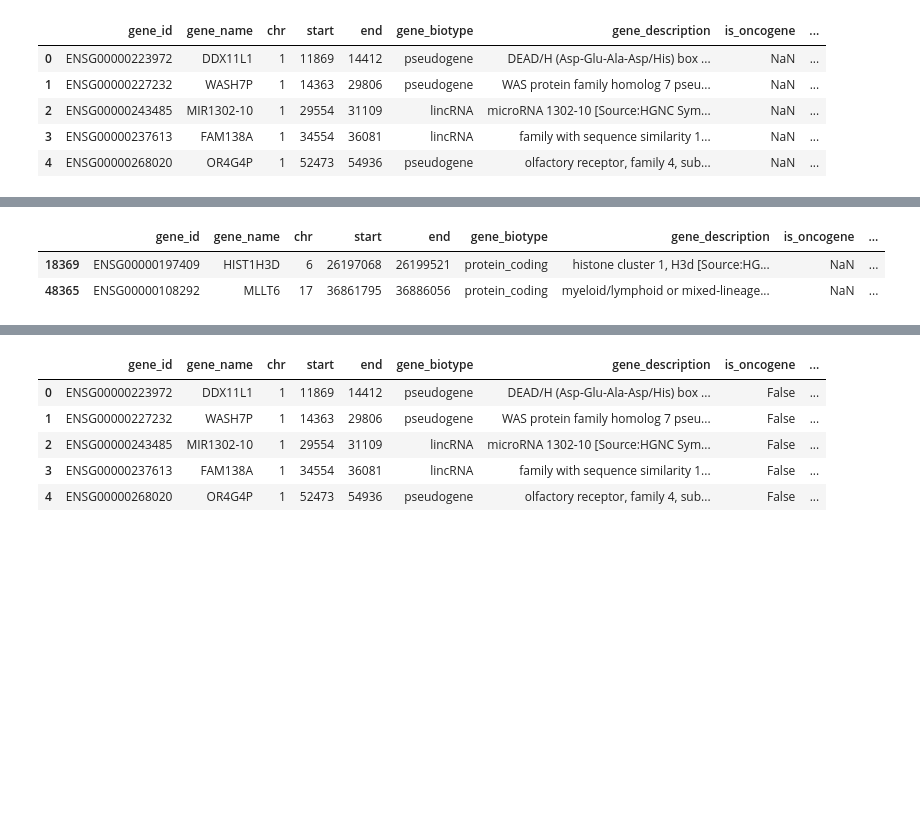
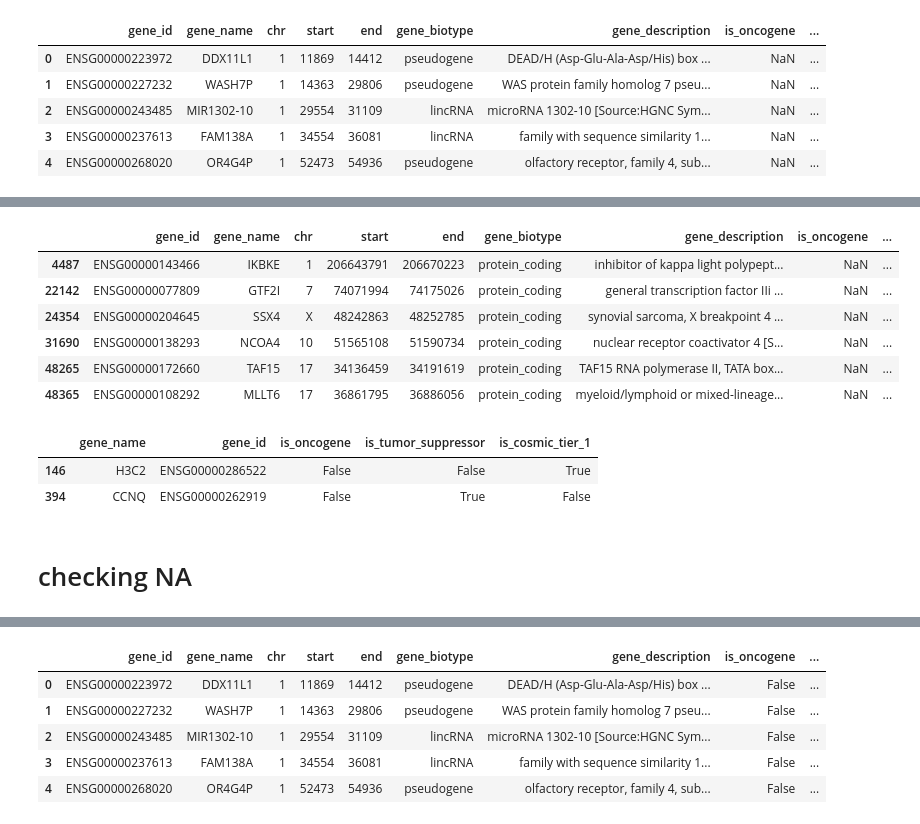
Before and after one commit to TasbasMN/mirscribe-vcf, a Jupyter notebook: data/db/genes.ipynb, the cells around one changed output, grey strips where cells are left out. Cells and saved outputs as stored; diff of their text form; code cells hidden in the pictures; blank space fills up the shorter version.

```diff
--- a/data/db/genes.ipynb
+++ b/data/db/genes.ipynb
@@ -27,3 +27,11 @@ genes.head()
 | 2 | ENSG00000243485 | MIR1302-10 | 1 | 29554 | 31109 | lincRNA |
 | 3 | ENSG00000237613 | FAM138A | 1 | 34554 | 36081 | lincRNA |
 | 4 | ENSG00000268020 | OR4G4P | 1 | 52473 | 54936 | pseudogene |
+# %%
+expected_chroms = [str(i) for i in range(1, 23)] + ['X', 'Y']
+len_before = len(genes)
+len_expected_chroms = len(expected_chroms)
+# drop patch chromosomes
+genes = genes[genes.chr.isin(expected_chroms)]
+
+print(f"dropped {len_before - len(genes)} genes from patches")
@@ -251,5 +184,5 @@ False      7
 Name: count, dtype: int64
 # %%
-missing_gene_names = kb[~kb.gene_id.isin(df.gene_id)].gene_name
-missing_gene_names
+missing_gene_ids = kb[~kb.gene_id.isin(df.gene_id)].gene_name
+missing_gene_ids
 # %% [output]
@@ -279,0 +203,3 @@ whole loci are discarded. other genes are appended
+# %%
+missing_id_but_found_gene_names = genes[genes.gene_name.isin(missing_gene_ids)].gene_name
+missing_id_but_found_gene_names
@@ -280,6 +230,6 @@ whole loci are discarded. other genes are appended
 # %%
-kb = kb.drop(columns=["gene_name"])
-df = pd.merge(df, kb, on="gene_id", how="left")
+temp_df = kb.drop(columns=["gene_name"])
+df = pd.merge(df, temp_df, on="gene_id", how="left")
 df.head()
 # %% [output]
 |  | gene_id | gene_name | chr | start | end | gene_biotype | gene_description | is_oncogene | ... |
@@ -293,6 +253,10 @@ df.head()
 # %%
-df[df.gene_name.isin(["MLLT6", "HIST1H3D"])]
+df[df.gene_name.isin(missing_id_but_found_gene_names)]
 # %% [output]
 |  | gene_id | gene_name | chr | start | end | gene_biotype | gene_description | is_oncogene | ... |
-| 18369 | ENSG00000197409 | HIST1H3D | 6 | 26197068 | 26199521 | protein_coding | histone cluster 1, H3d [Source:HG... | NaN | ... |
+| 4487 | ENSG00000143466 | IKBKE | 1 | 206643791 | 206670223 | protein_coding | inhibitor of kappa light polypept... | NaN | ... |
+| 22142 | ENSG00000077809 | GTF2I | 7 | 74071994 | 74175026 | protein_coding | general transcription factor IIi ... | NaN | ... |
+| 24354 | ENSG00000204645 | SSX4 | X | 48242863 | 48252785 | protein_coding | synovial sarcoma, X breakpoint 4 ... | NaN | ... |
+| 31690 | ENSG00000138293 | NCOA4 | 10 | 51565108 | 51590734 | protein_coding | nuclear receptor coactivator 4 [S... | NaN | ... |
+| 48265 | ENSG00000172660 | TAF15 | 17 | 34136459 | 34191619 | protein_coding | TAF15 RNA polymerase II, TATA box... | NaN | ... |
 | 48365 | ENSG00000108292 | MLLT6 | 17 | 36861795 | 36886056 | protein_coding | myeloid/lymphoid or mixed-lineage... | NaN | ... |
@@ -299,2 +270,8 @@ df[df.gene_name.isin(["MLLT6", "HIST1H3D"])]
+# %%
+kb[kb.gene_name.isin(['CCNQ',"H3C2"])]
+# %% [output]
+|  | gene_name | gene_id | is_oncogene | is_tumor_suppressor | is_cosmic_tier_1 |
+| 146 | H3C2 | ENSG00000286522 | False | False | True |
+| 394 | CCNQ | ENSG00000262919 | False | True | False |
 # %%
 df.loc[df.gene_name == 'HIST1H3D', 'is_cosmic_tier_1'] = True
@@ -302,3 +279,5 @@ df.loc[df.gene_name == 'MLLT6', 'is_cosmic_tier_1'] = True
+# %% [markdown]
+# checking NA
 # %%
 df.isna().sum()
 # %% [output]
```
Also changed, not shown: parts of 31 cells of this notebook.
